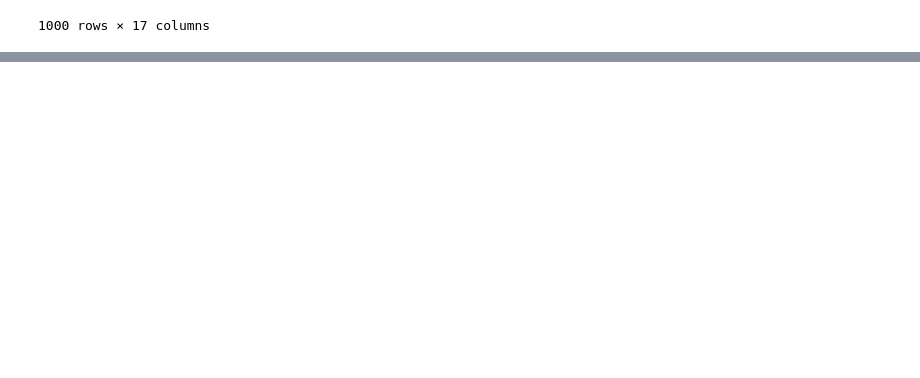
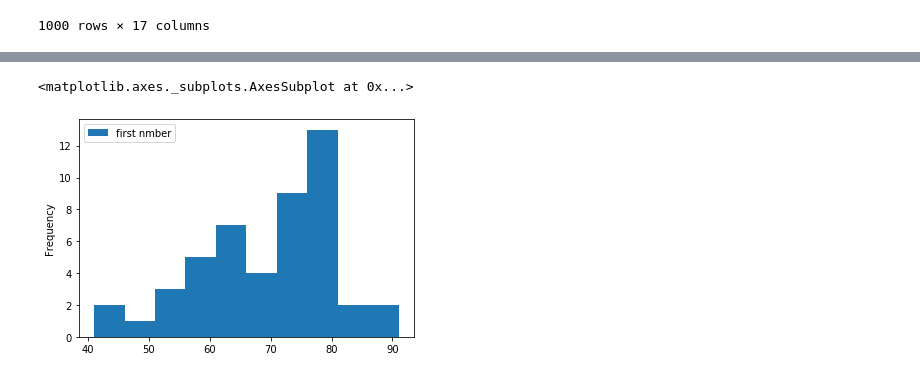
Before and after one commit to damehero/COGS108_Repo, a Jupyter notebook: FinalProject_group62.ipynb, the cells around one changed output, grey strips where cells are left out. Cells and saved outputs as stored; diff of their text form; code cells hidden in the pictures; blank space fills up the shorter version.

```diff
--- a/FinalProject_group62.ipynb
+++ b/FinalProject_group62.ipynb
@@ -134,0 +206,8 @@ array(['60-63 ', '48-102 ', '66-110', '60-100', '91-131 ', '41-86 ',
+# %%
+def salary_max(salary):
+    salary_number = salary.split('-')[1]
+    return int(salary_number)
+# %%
+df_cs['first nmber'] = df_cs['salary_simp'].apply(salary_min)
+df_cs['second nmber'] = df_cs['salary_simp'].apply(salary_max)
+df_cs
@@ -134,0 +233,3 @@ array(['60-63 ', '48-102 ', '66-110', '60-100', '91-131 ', '41-86 ',
+# %%
+df_cs['state_simp'] = df_cs['Location'].apply(get_state)
+df_cs
@@ -134,0 +276,3 @@ array(['60-63 ', '48-102 ', '66-110', '60-100', '91-131 ', '41-86 ',
+# %%
+df_cs_grouped = df_cs.groupby('state_simp').mean()
+df_cs_grouped
@@ -134,0 +298,5 @@ array(['60-63 ', '48-102 ', '66-110', '60-100', '91-131 ', '41-86 ',
+# %%
+df_cs_grouped.plot(kind = 'hist', y = 'first nmber')
+# %% [output]
+<matplotlib.axes._subplots.AxesSubplot at 0x...>
+[figure, added]
```
Also changed, not shown: parts of 17 cells of this notebook.
